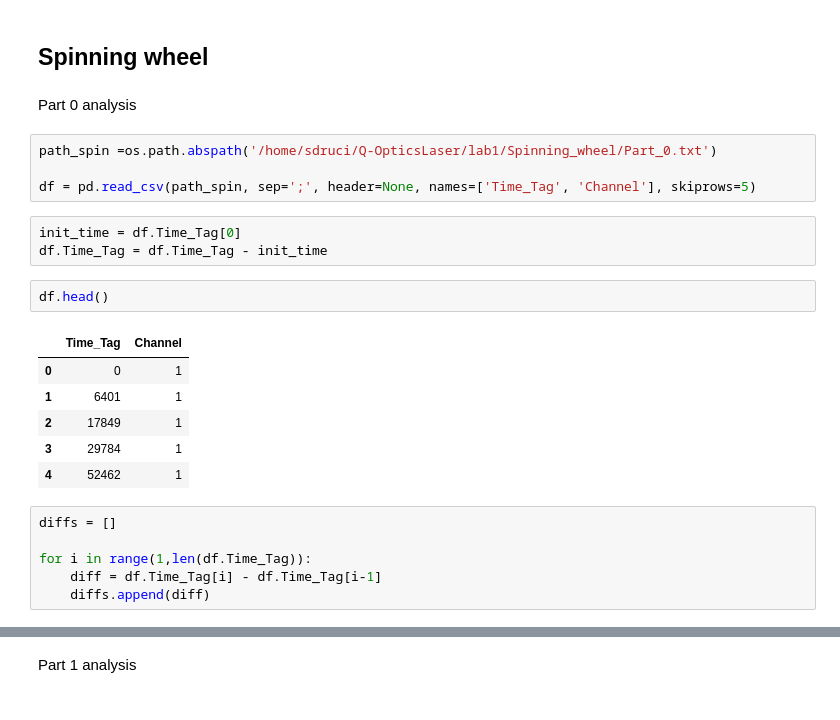
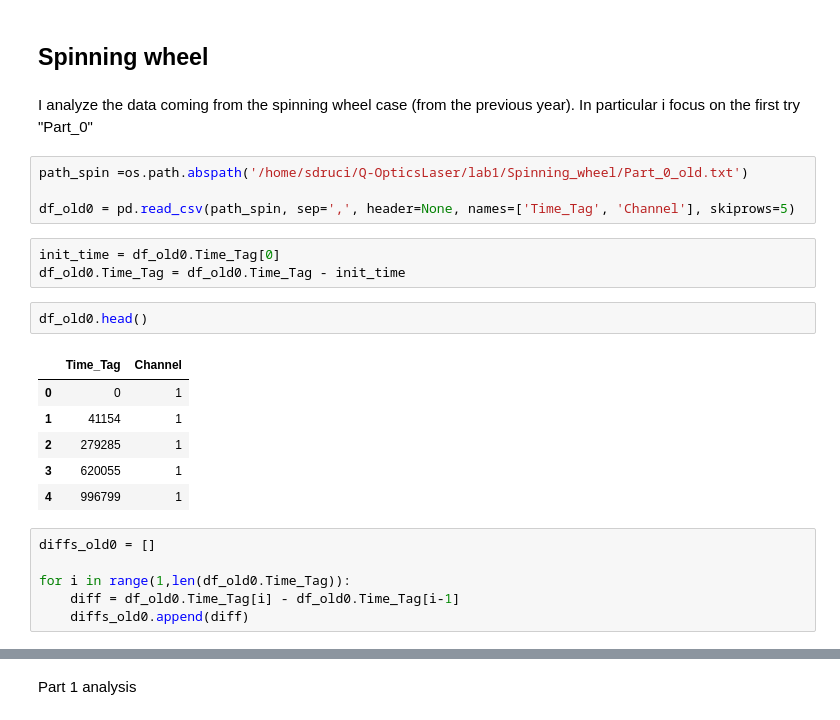
Before and after one commit to sdracia/Q-OpticsLaser, a Jupyter notebook: lab1/lab1.ipynb, the cells around one changed output, grey strips where cells are left out. Cells and saved outputs as stored; diff of their text form.

```diff
--- a/lab1/lab1.ipynb
+++ b/lab1/lab1.ipynb
@@ -6,27 +6,27 @@ import numpy as np
 from scipy.optimize import curve_fit
 # %% [markdown]
 ## Spinning wheel
-# %% [markdown]
-Part 0 analysis
+# %% [markdown]
+I analyze the data coming from the spinning wheel case (from the previous year). In particular i focus on the first try "Part_0"
 # %%
-path_spin =os.path.abspath('/home/sdruci/Q-OpticsLaser/lab1/Spinning_wheel/Part_0.txt')
+path_spin =os.path.abspath('/home/sdruci/Q-OpticsLaser/lab1/Spinning_wheel/Part_0_old.txt')
 
-df = pd.read_csv(path_spin, sep=';', header=None, names=['Time_Tag', 'Channel'], skiprows=5)
+df_old0 = pd.read_csv(path_spin, sep=',', header=None, names=['Time_Tag', 'Channel'], skiprows=5)
 # %%
-init_time = df.Time_Tag[0]
-df.Time_Tag = df.Time_Tag - init_time
+init_time = df_old0.Time_Tag[0]
+df_old0.Time_Tag = df_old0.Time_Tag - init_time
 # %%
-df.head()
+df_old0.head()
 # %% [output]
 |  | Time_Tag | Channel |
 | 0 | 0 | 1 |
-| 1 | 6401 | 1 |
-| 2 | 17849 | 1 |
-| 3 | 29784 | 1 |
-| 4 | 52462 | 1 |
+| 1 | 41154 | 1 |
+| 2 | 279285 | 1 |
+| 3 | 620055 | 1 |
+| 4 | 996799 | 1 |
 # %%
-diffs = []
+diffs_old0 = []
 
-for i in range(1,len(df.Time_Tag)):
-    diff = df.Time_Tag[i] - df.Time_Tag[i-1]
-    diffs.append(diff)
+for i in range(1,len(df_old0.Time_Tag)):
+    diff = df_old0.Time_Tag[i] - df_old0.Time_Tag[i-1]
+    diffs_old0.append(diff)
```
Also changed, not shown: parts of 18 cells of this notebook, 2 other files.
